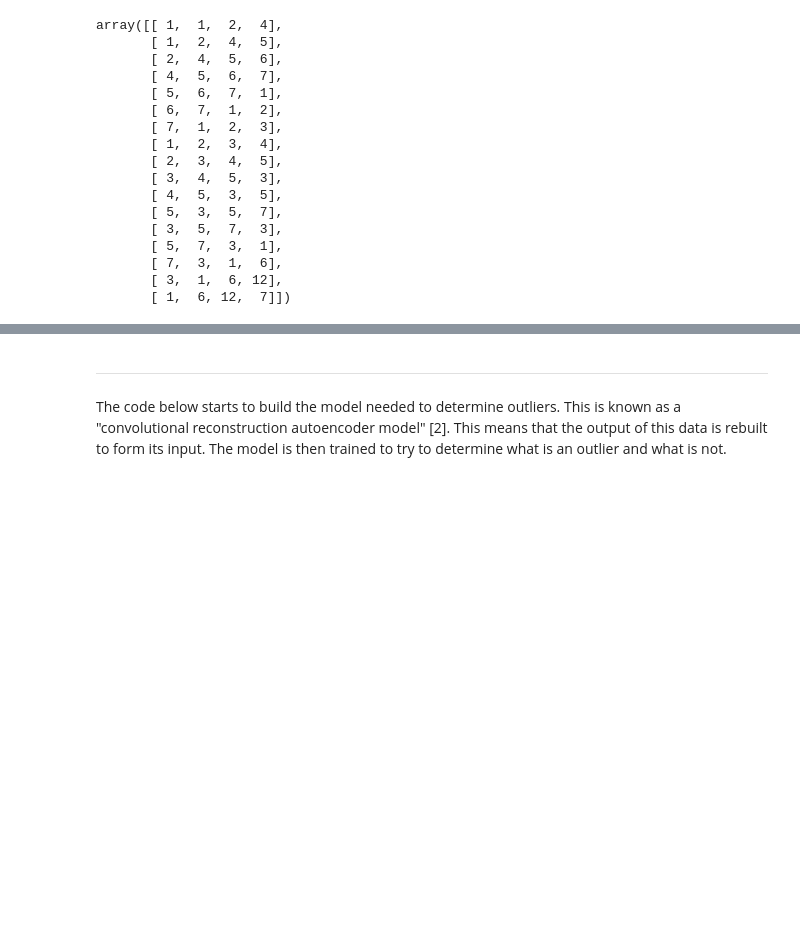
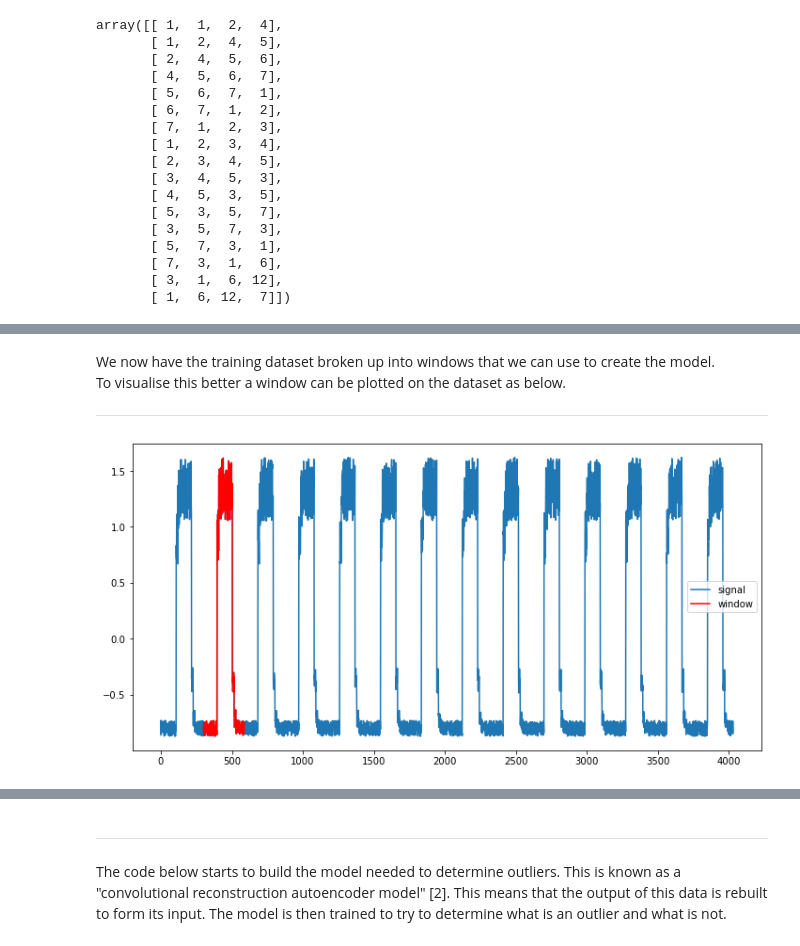
Before and after one commit to G00398275/MLS, a Jupyter notebook: Project/Keras-Project.ipynb, the cells around one changed output, grey strips where cells are left out. Cells and saved outputs as stored; diff of their text form; code cells hidden in the pictures; blank space fills up the shorter version.

Commit message:
Created 2D dataset for training neural network

```diff
--- a/Project/Keras-Project.ipynb
+++ b/Project/Keras-Project.ipynb
@@ -353,12 +354,14 @@ The dataset is then broken up into sequences called "time_steps". The number 288
 TIME_STEPS = 288
 
 # Generated training sequences for use in the model.
-def create_sequences(values, time_steps=TIME_STEPS):
-    output = []
+def windows(values, time_steps=TIME_STEPS):
+    # Empty array to be populated
+    L = []
+    # For loop to loop over all values and append windows to array L above
     for i in range(len(values) - time_steps + 1):
-        output.append(values[i : (i + time_steps)])
-    return np.stack(output)
-
-
-x_train = create_sequences(df_training_value.values)
-print("Training input shape: ", x_train.shape)
+        L.append(values[i : (i + time_steps)])
+        # Stack into 2D array as per the simple example above
+    return np.stack(L)
+# %%
+# New variable to assign the windows function above on the dataset
+x_train = windows(df_training_vals)
@@ -365,3 +413,30 @@ print("Training input shape: ", x_train.shape)
+# %% [markdown]
+We now have the training dataset broken up into windows that we can use to create the model.<br>
+To visualise this better a window can be plotted on the dataset as below.<br>
+***
+# %%
+# Define the window number, plotted in red below, change number to move window if required
+window_no = 300
+
+# Create plot
+fig, ax = plt.subplots(figsize=(12, 6))
+
+# Variable for the values taken from the original datafrome
+y = df_training_vals['value'].values
+
+# Plot across the range of values, assign a label of "signal" to data
+ax.plot(np.arange(y.shape[0]), y, label='signal')
+
+# The first window.
+w = x_train[window_no].flatten()
+
+# Subplot for the window number as chosen above
+ax.plot(np.arange(w.shape[0]) + window_no, w, label='window', color = 'r')
+
+# Add legend to differentiate between window and data
+ax.legend();
+# %% [output]
+[figure, added]
 # %% [markdown]
 ![Illustration-BAF-Blog-Illustration-1-1000x700-1.png](attachment:31e97a1b-0143-4be7-abec-a48cee66e888.png)
 # %% [markdown]
```
Also changed, not shown: parts of 6 cells of this notebook, 1 other file.
